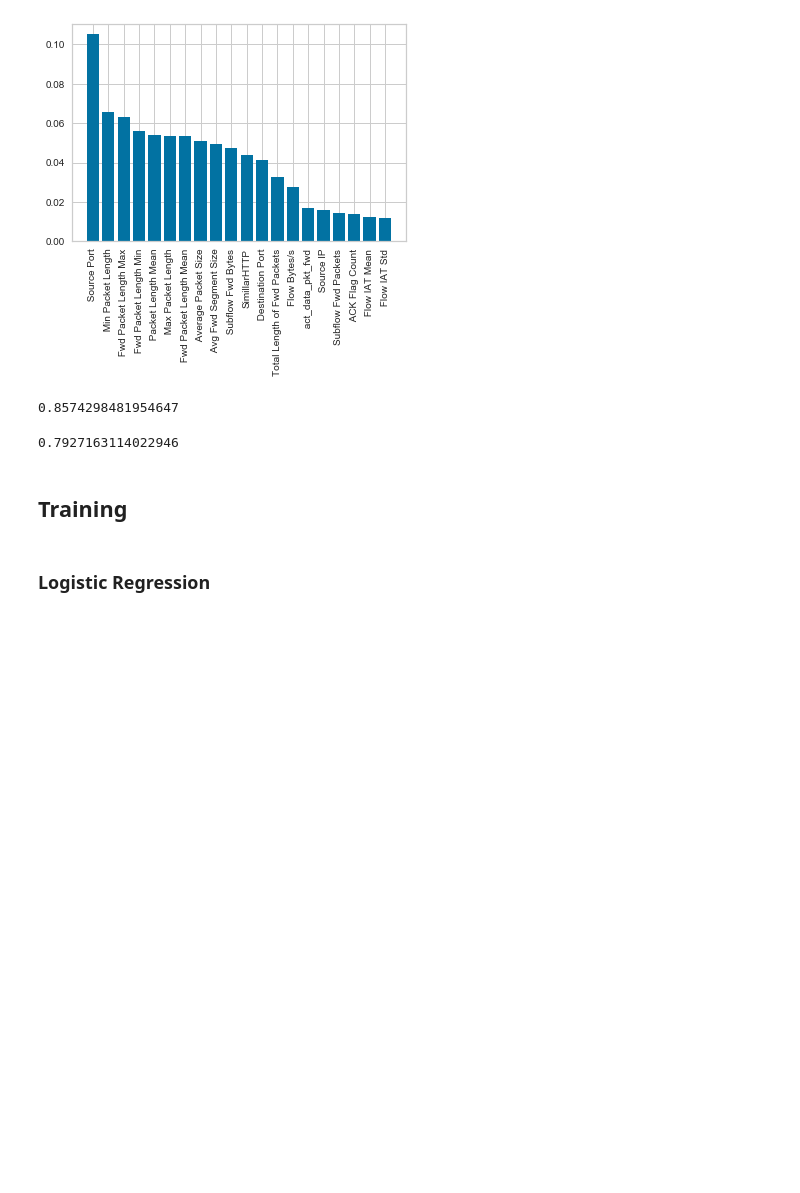
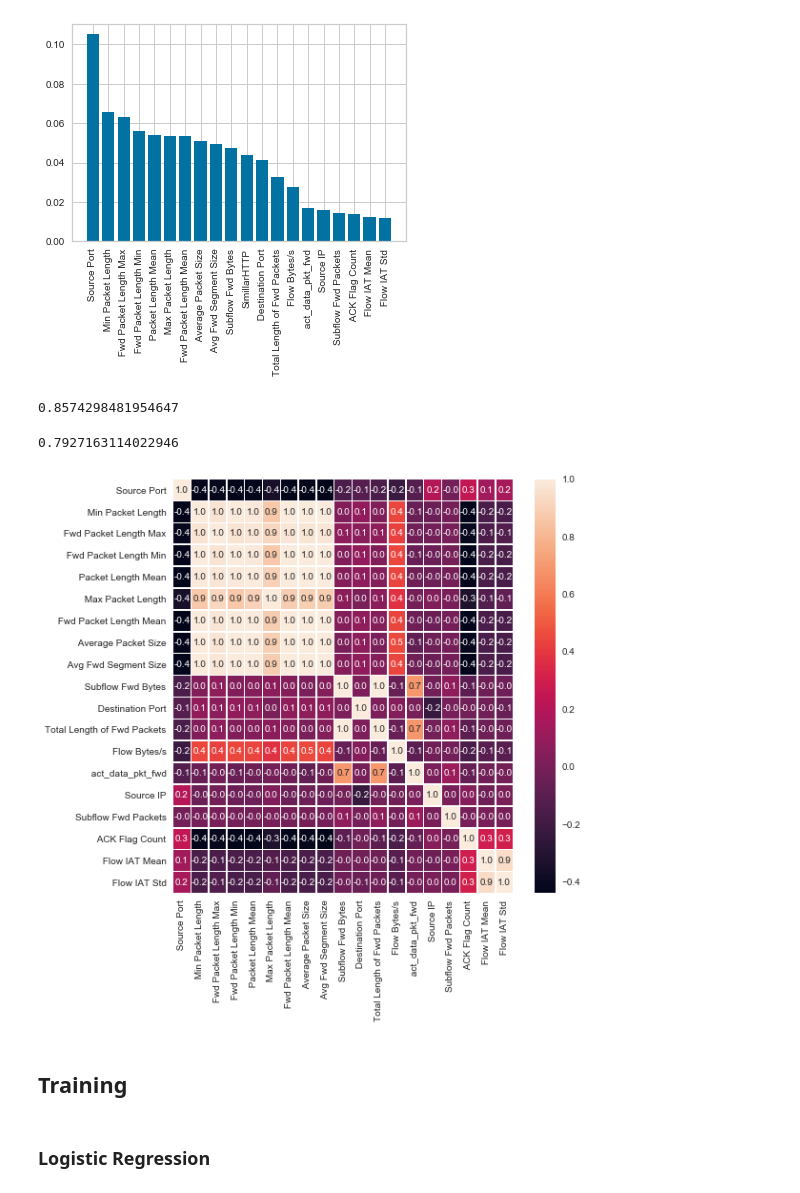
Before and after one commit to Ilona-Hanqi-Z/ML-Network, a Jupyter notebook: Final/Analysis.ipynb, the cells around one changed output. Drawn from its saved outputs; the diff is of its cells as text; code cells hidden in the pictures; blank space fills up the shorter version.

Commit message:
model analysis

```diff
--- a/Final/Analysis.ipynb
+++ b/Final/Analysis.ipynb
@@ -92,10 +108,8 @@ test_X_std = scaler.transform(test_X)
 # %% [markdown]
 ## Feature Importance - Random Forest
 # %%
-from sklearn.ensemble import RandomForestClassifier
-
-randomforest = RandomForestClassifier(random_state=0)
-model = randomforest.fit(train_X_std, train_Y)
+rf = RandomForestClassifier(random_state=0)
+model = rf.fit(train_X_std, train_Y_num)
 importances = model.feature_importances_
 indices = np.argsort(importances)[::-1]
 # %%
@@ -114,6 +128,12 @@ randomforest.score(train_X_std, train_Y)
 randomforest.score(test_X_std, test_Y)
 # %% [output]
 0.7927163114022946
+# %%
+f,ax=plt.subplots(figsize=(8,8))
+sns.heatmap(data_X[names[:20]].corr(),annot=True,linewidth=.5,fmt='.1f',ax=ax)
+plt.show()
+# %% [output]
+[figure, added]
 # %% [markdown]
 ## Training
 # %% [markdown]
```
Also changed, not shown: parts of 48 cells of this notebook.
